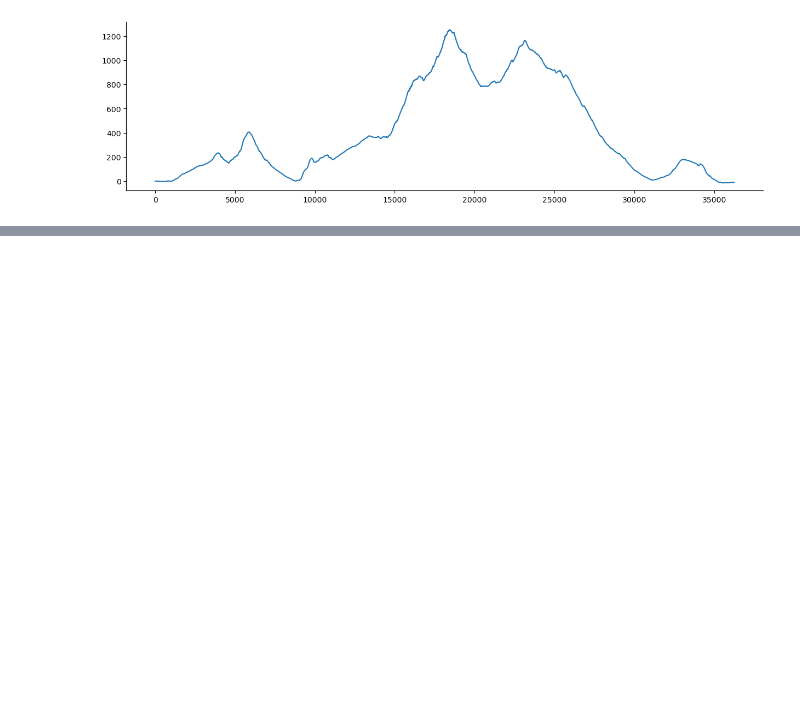
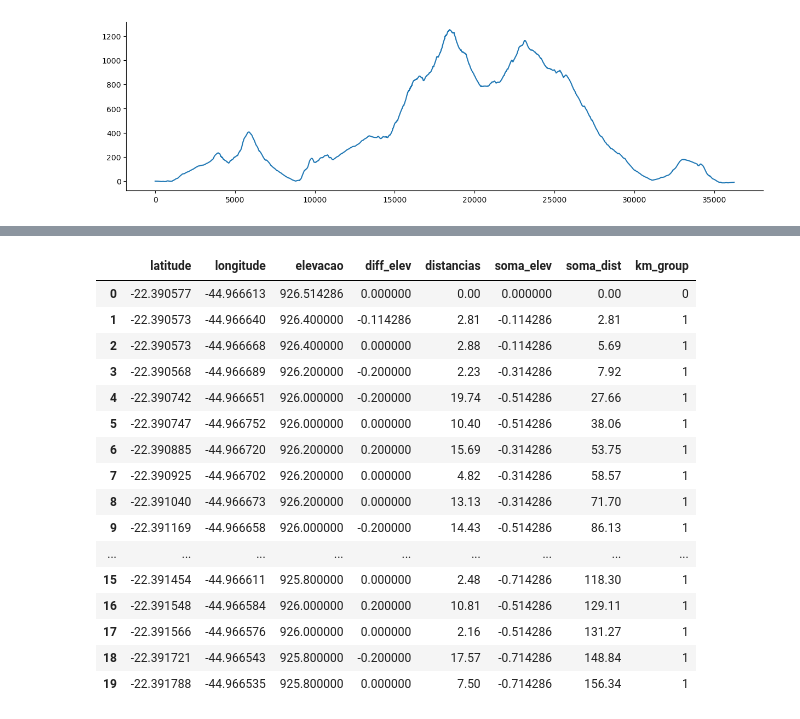
Before and after one commit to joaomts/-strava_analytics, a Jupyter notebook: gpx_strava.ipynb, the cells around one changed output, grey strips where cells are left out. Saved outputs shown, nothing was run; the diff lists cells and outputs as text; code cells hidden in the pictures; blank space fills up the shorter version.

```diff
--- a/gpx_strava.ipynb
+++ b/gpx_strava.ipynb
@@ -290,0 +313,22 @@ plt.plot(df_final.index, df_final['elevacao'])
+# %%
+import math
+df_final['km_group'] = df_final['soma_dist'].apply(lambda x: math.ceil(x / 1000))
+df_final.head(20)
+# %% [output]
+|  | latitude | longitude | elevacao | diff_elev | distancias | soma_elev | soma_dist | km_group |
+| 0 | -22.390577 | -44.966613 | 926.514286 | 0.000000 | 0.00 | 0.000000 | 0.00 | 0 |
+| 1 | -22.390573 | -44.966640 | 926.400000 | -0.114286 | 2.81 | -0.114286 | 2.81 | 1 |
+| 2 | -22.390573 | -44.966668 | 926.400000 | 0.000000 | 2.88 | -0.114286 | 5.69 | 1 |
+| 3 | -22.390568 | -44.966689 | 926.200000 | -0.200000 | 2.23 | -0.314286 | 7.92 | 1 |
+| 4 | -22.390742 | -44.966651 | 926.000000 | -0.200000 | 19.74 | -0.514286 | 27.66 | 1 |
+| 5 | -22.390747 | -44.966752 | 926.000000 | 0.000000 | 10.40 | -0.514286 | 38.06 | 1 |
+| 6 | -22.390885 | -44.966720 | 926.200000 | 0.200000 | 15.69 | -0.314286 | 53.75 | 1 |
+| 7 | -22.390925 | -44.966702 | 926.200000 | 0.000000 | 4.82 | -0.314286 | 58.57 | 1 |
+| 8 | -22.391040 | -44.966673 | 926.200000 | 0.000000 | 13.13 | -0.314286 | 71.70 | 1 |
+| 9 | -22.391169 | -44.966658 | 926.000000 | -0.200000 | 14.43 | -0.514286 | 86.13 | 1 |
+| ... | ... | ... | ... | ... | ... | ... | ... | ... |
+| 15 | -22.391454 | -44.966611 | 925.800000 | 0.000000 | 2.48 | -0.714286 | 118.30 | 1 |
+| 16 | -22.391548 | -44.966584 | 926.000000 | 0.200000 | 10.81 | -0.514286 | 129.11 | 1 |
+| 17 | -22.391566 | -44.966576 | 926.000000 | 0.000000 | 2.16 | -0.514286 | 131.27 | 1 |
+| 18 | -22.391721 | -44.966543 | 925.800000 | -0.200000 | 17.57 | -0.714286 | 148.84 | 1 |
+| 19 | -22.391788 | -44.966535 | 925.800000 | 0.000000 | 7.50 | -0.714286 | 156.34 | 1 |
```
Also changed, not shown: parts of 14 cells of this notebook, 1 other file.
